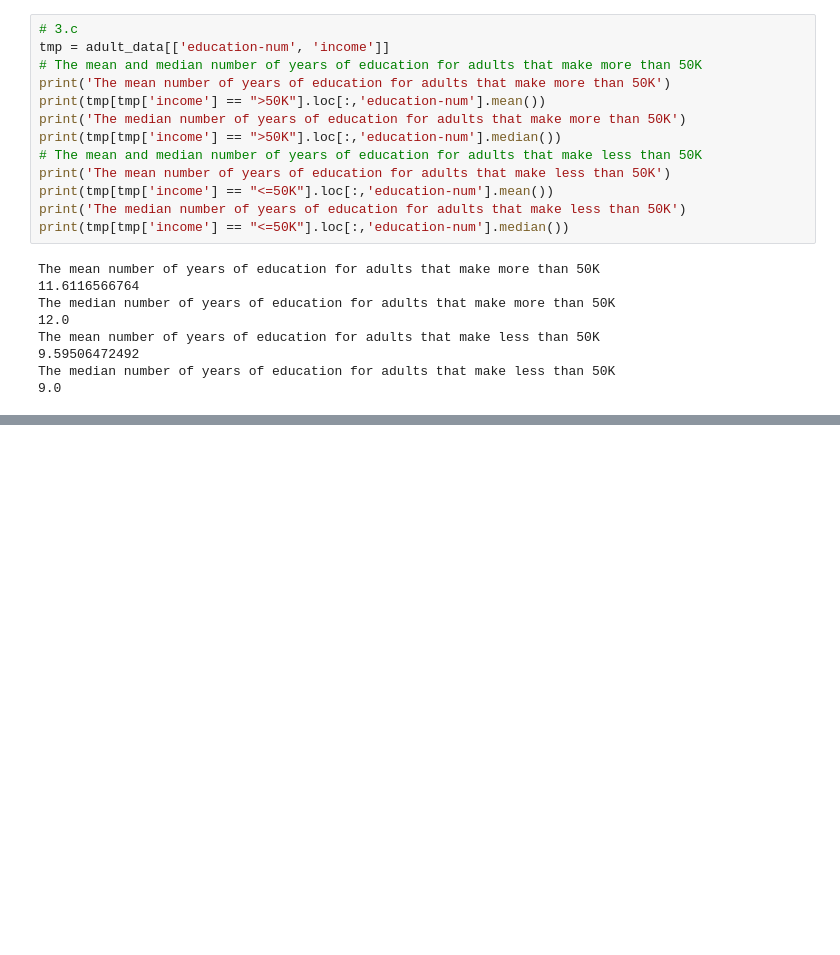
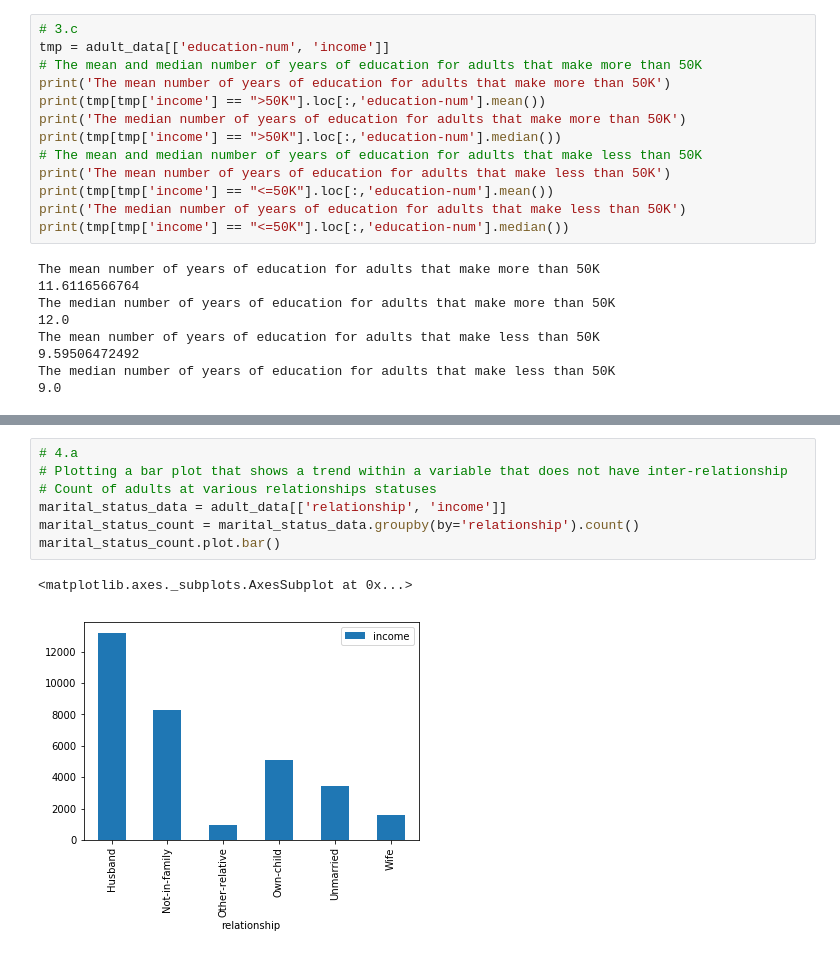
Before and after one commit to spa542/COSC311, a Jupyter notebook: Lab3/Lab3.ipynb, the cells around one changed output, grey strips where cells are left out. Drawn from its saved outputs; the diff is of its cells as text; blank space fills up the shorter version.

```diff
--- a/Lab3/Lab3.ipynb
+++ b/Lab3/Lab3.ipynb
@@ -133,0 +144,10 @@ array([[<matplotlib.axes._subplots.AxesSubplot object at 0x...>]], dtype=object)
+# %%
+# 4.a
+# Plotting a bar plot that shows a trend within a variable that does not have inter-relationship
+# Count of adults at various relationships statuses
+marital_status_data = adult_data[['relationship', 'income']]
+marital_status_count = marital_status_data.groupby(by='relationship').count()
+marital_status_count.plot.bar()
+# %% [output]
+<matplotlib.axes._subplots.AxesSubplot at 0x...>
+[figure, added]
```
Also changed, not shown: parts of 4 cells of this notebook.
